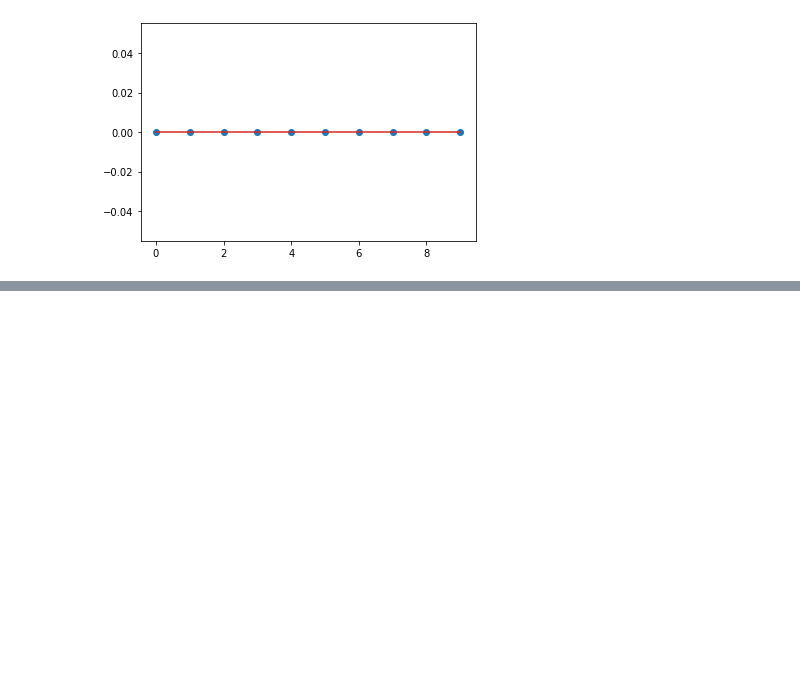
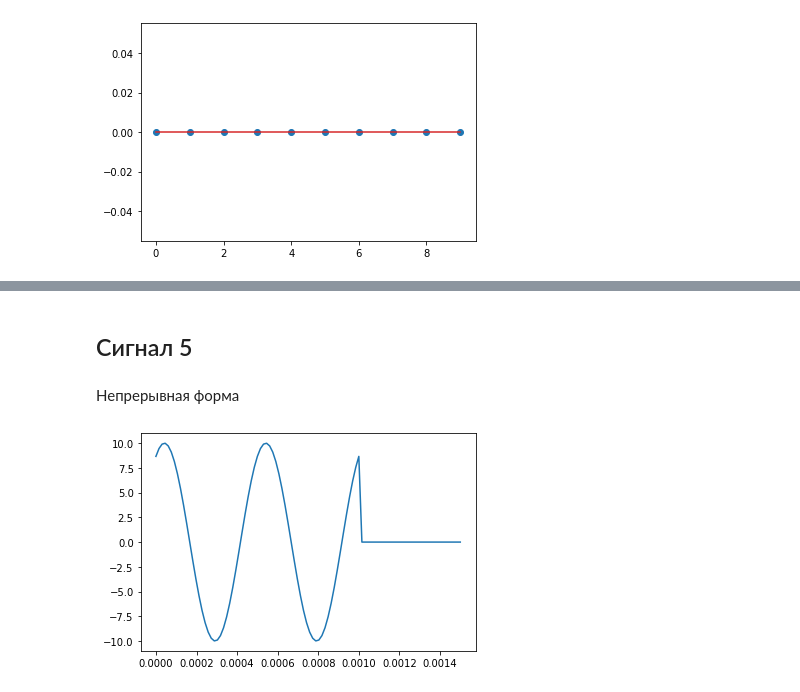
Before and after one commit to just-another-kirill-ilichev/bsuir-signal-processing-labs, a Jupyter notebook: lab1.ipynb, the cells around one changed output, grey strips where cells are left out. Saved outputs shown, nothing was run; the diff lists cells and outputs as text; code cells hidden in the pictures; blank space fills up the shorter version.

```diff
--- a/lab1.ipynb
+++ b/lab1.ipynb
@@ -50,0 +98,16 @@ draw_descrete_function_plot(S3)
+# %% [markdown]
+## Сигнал 5
+# %% [markdown]
+Непрерывная форма
+# %%
+S0 = 10
+f0 = 2000
+u0 = math.pi / 6
+T = 0.001
+
+def S5(t):
+  return S0 * math.cos(2 * math.pi * f0 * t - u0) if 0 <= t <= T else 0
+
+draw_continuous_function_plot(S5, stop=0.0015)
+# %% [output]
+[figure, added]
```
Also changed, not shown: parts of 11 cells of this notebook.
